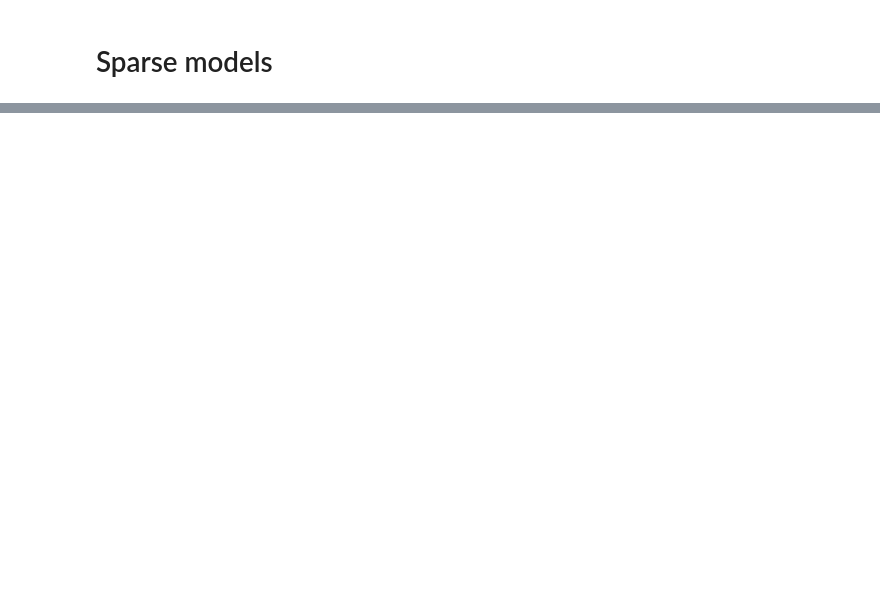
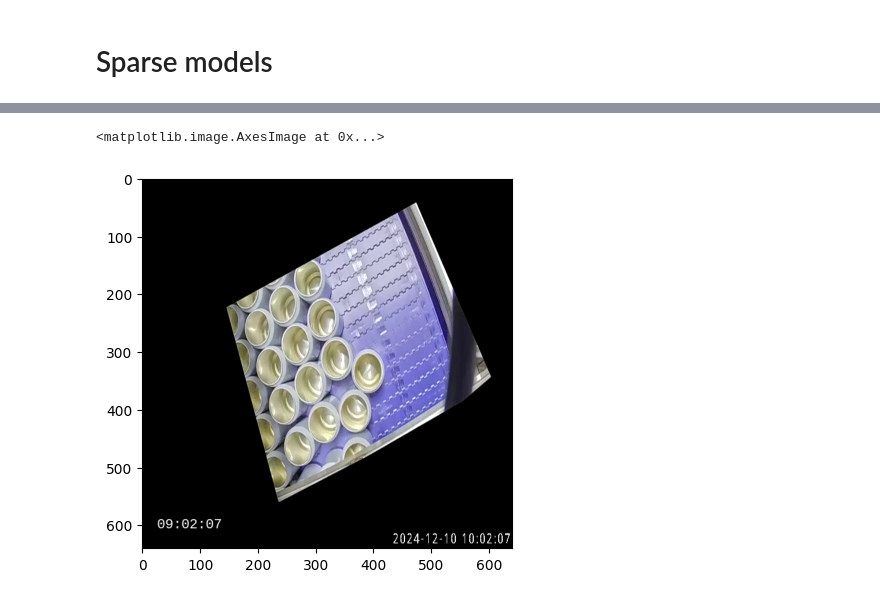
Before and after one commit to FactbirdHQ/auto-annotation-sam, a Jupyter notebook: notebooks/sam_proto.ipynb, the cells around one changed output, grey strips where cells are left out. Cells and saved outputs as stored; diff of their text form; code cells hidden in the pictures; blank space fills up the shorter version.

```diff
--- a/notebooks/sam_proto.ipynb
+++ b/notebooks/sam_proto.ipynb
@@ -531,0 +538,10 @@ output_mask
+# %%
+img_path = "C:/Users/GustavToft/OneDrive/DTU/4_Semester_AS/Master_Thesis/data/processed/cans/images/train/frame_000147.PNG"
+
+img = Image.open(img_path)
+test_image = np.array(img.convert("RGB"))
+
+plt.imshow(img)
+# %% [output]
+<matplotlib.image.AxesImage at 0x...>
+[figure, added]
```
Also changed, not shown: parts of 20 cells of this notebook.
